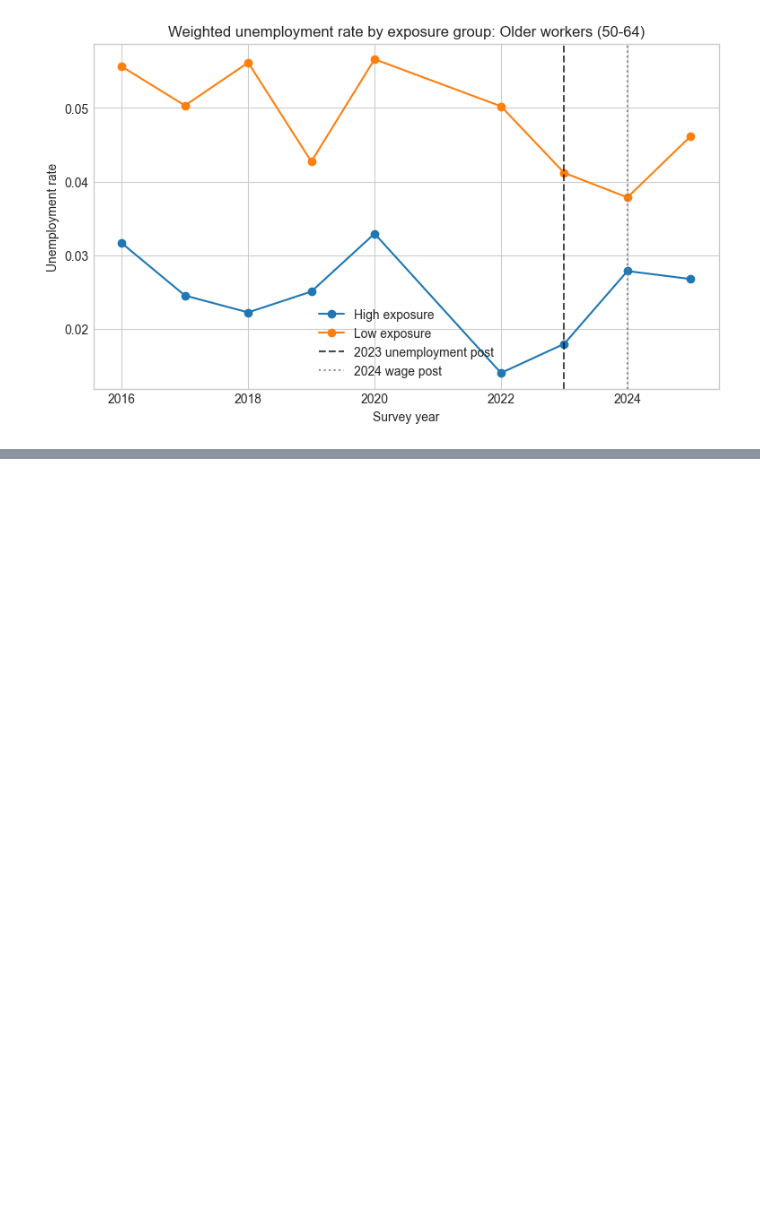
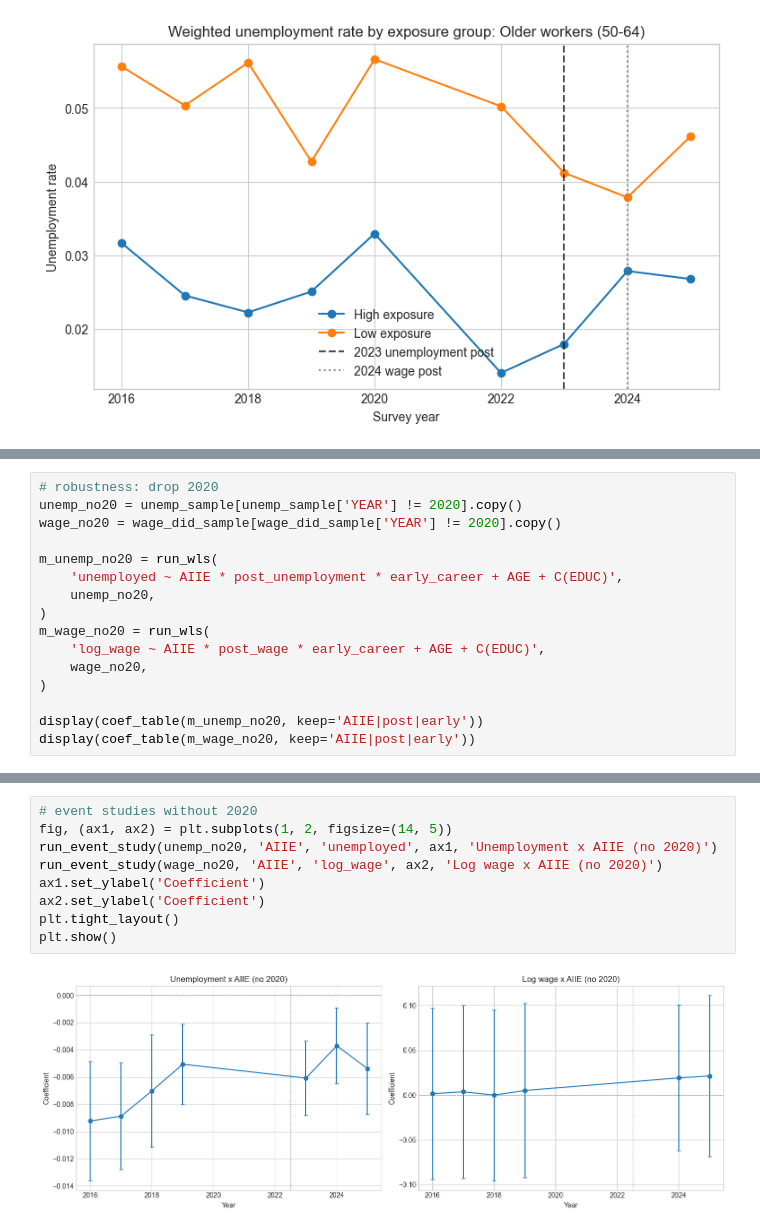
Before and after one commit to isaacvm98/UDS, a Jupyter notebook: models/causal_analysis.ipynb, the cells around one changed output, grey strips where cells are left out. Saved outputs shown, nothing was run; the diff lists cells and outputs as text; blank space fills up the shorter version.

```diff
--- a/models/causal_analysis.ipynb
+++ b/models/causal_analysis.ipynb
@@ -341,0 +454,16 @@ for label, subset in {
+# %%
+# robustness: drop 2020
+unemp_no20 = unemp_sample[unemp_sample['YEAR'] != 2020].copy()
+wage_no20 = wage_did_sample[wage_did_sample['YEAR'] != 2020].copy()
+
+m_unemp_no20 = run_wls(
+    'unemployed ~ AIIE * post_unemployment * early_career + AGE + C(EDUC)',
+    unemp_no20,
+)
+m_wage_no20 = run_wls(
+    'log_wage ~ AIIE * post_wage * early_career + AGE + C(EDUC)',
+    wage_no20,
+)
+
+display(coef_table(m_unemp_no20, keep='AIIE|post|early'))
+display(coef_table(m_wage_no20, keep='AIIE|post|early'))
@@ -341,0 +487,11 @@ for label, subset in {
+# %%
+# event studies without 2020
+fig, (ax1, ax2) = plt.subplots(1, 2, figsize=(14, 5))
+run_event_study(unemp_no20, 'AIIE', 'unemployed', ax1, 'Unemployment x AIIE (no 2020)')
+run_event_study(wage_no20, 'AIIE', 'log_wage', ax2, 'Log wage x AIIE (no 2020)')
+ax1.set_ylabel('Coefficient')
+ax2.set_ylabel('Coefficient')
+plt.tight_layout()
+plt.show()
+# %% [output]
+[figure, added]
```
Also changed, not shown: parts of 14 cells of this notebook.
